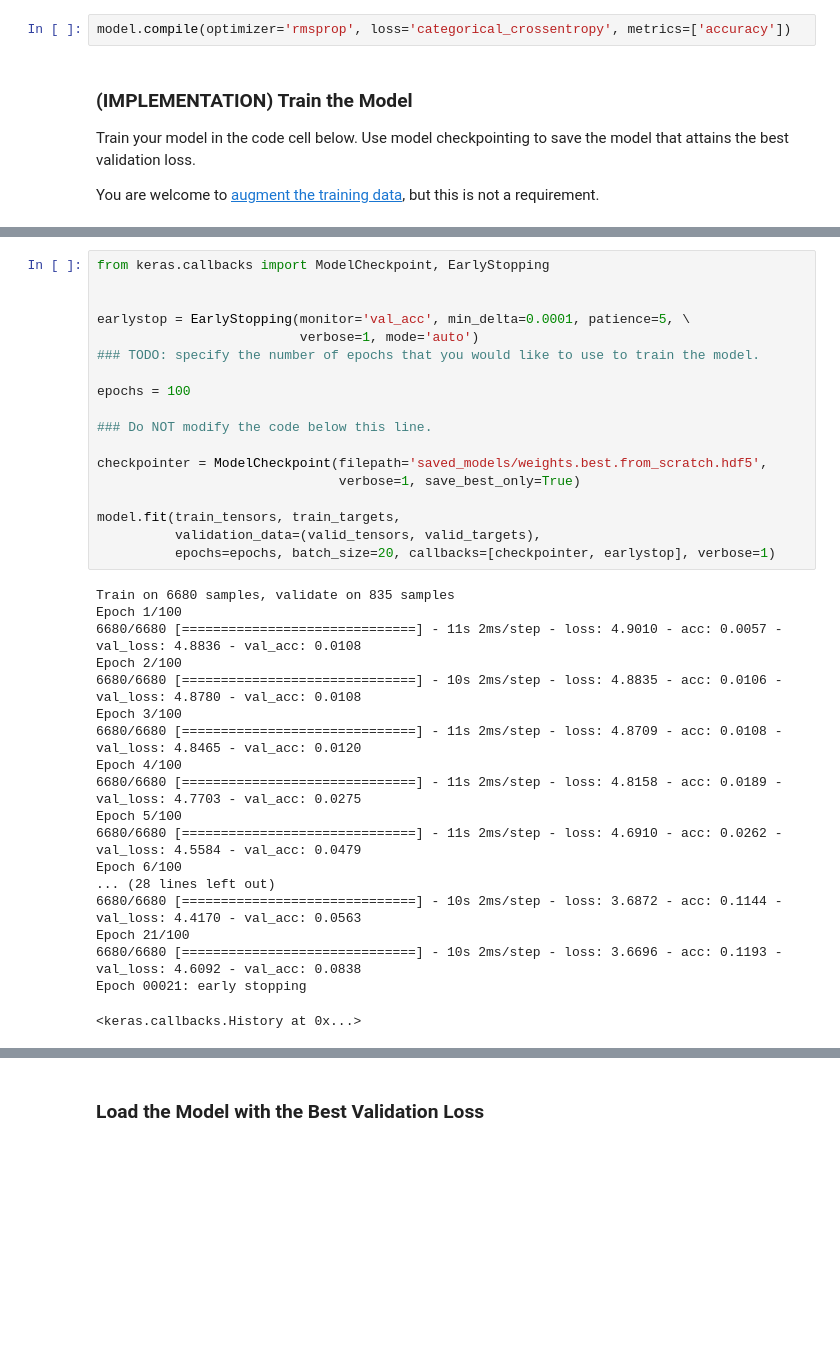
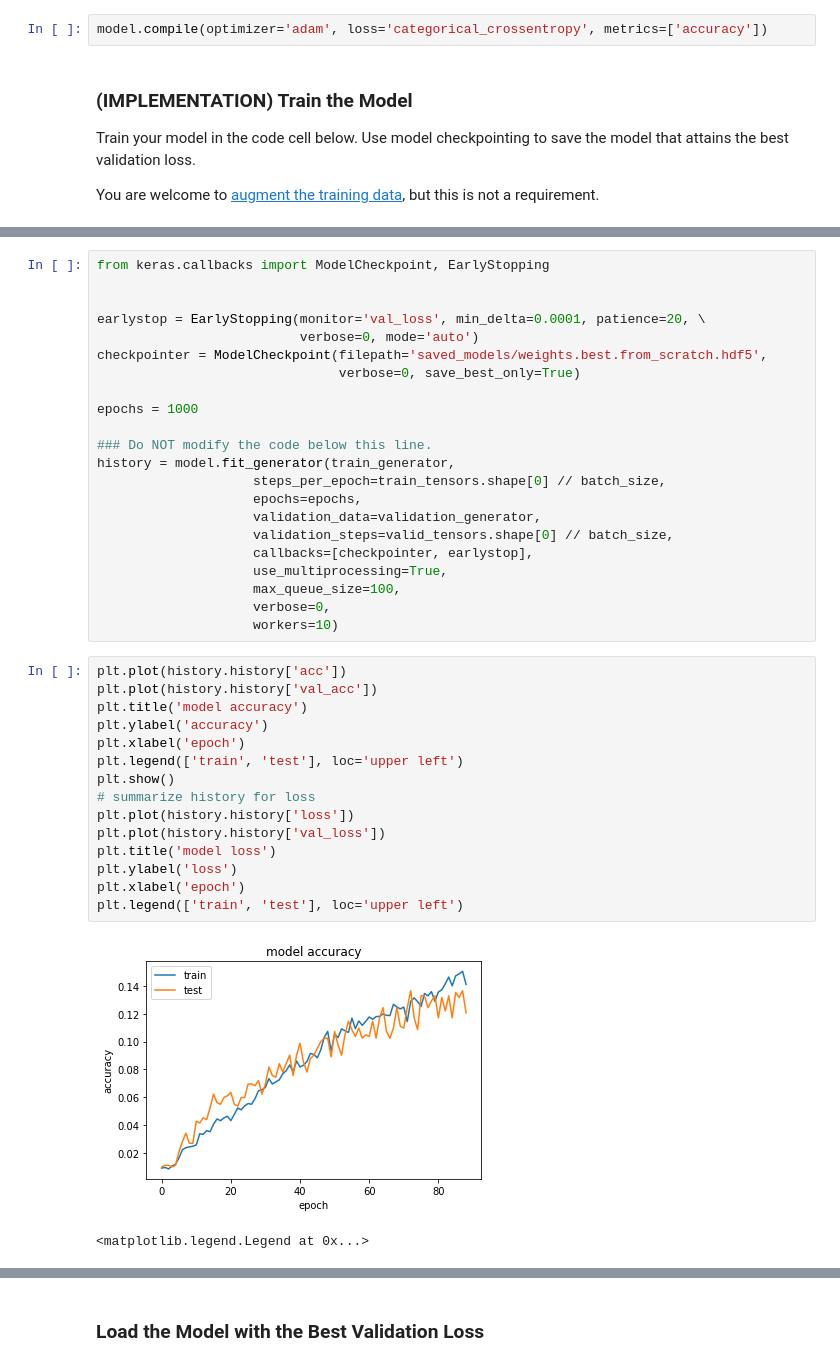
Before and after one commit to stasSajin/courses, a Jupyter notebook: udacity_deep_learning_specialization/module_2_cnn/dog-project/dog_app.ipynb, the cells around one changed output, grey strips where cells are left out. Saved outputs shown, nothing was run; the diff lists cells and outputs as text; blank space fills up the shorter version.

Commit message:
added model weights and notebook

```diff
--- a/udacity_deep_learning_specialization/module_2_cnn/dog-project/dog_app.ipynb
+++ b/udacity_deep_learning_specialization/module_2_cnn/dog-project/dog_app.ipynb
@@ -421,7 +424,7 @@ _________________________________________________________________
 # %% [markdown]
 ### Compile the Model
 # %%
-model.compile(optimizer='rmsprop', loss='categorical_crossentropy', metrics=['accuracy'])
+model.compile(optimizer='adam', loss='categorical_crossentropy', metrics=['accuracy'])
 # %% [markdown]
 ### (IMPLEMENTATION) Train the Model
 
@@ -432,36 +466,39 @@ You are welcome to [augment the training data](https://blog.keras.io/building-po
 from keras.callbacks import ModelCheckpoint, EarlyStopping
 
 
-earlystop = EarlyStopping(monitor='val_acc', min_delta=0.0001, patience=5, \
-                          verbose=1, mode='auto')
-### TODO: specify the number of epochs that you would like to use to train the model.
+earlystop = EarlyStopping(monitor='val_loss', min_delta=0.0001, patience=20, \
+                          verbose=0, mode='auto')
+checkpointer = ModelCheckpoint(filepath='saved_models/weights.best.from_scratch.hdf5',
+                               verbose=0, save_best_only=True)
 
-epochs = 100
+epochs = 1000
 
 ### Do NOT modify the code below this line.
-
-checkpointer = ModelCheckpoint(filepath='saved_models/weights.best.from_scratch.hdf5',
-                               verbose=1, save_best_only=True)
-
-model.fit(train_tensors, train_targets,
-          validation_data=(valid_tensors, valid_targets),
-          epochs=epochs, batch_size=20, callbacks=[checkpointer, earlystop], verbose=1)
+history = model.fit_generator(train_generator,
+                    steps_per_epoch=train_tensors.shape[0] // batch_size,
+                    epochs=epochs,
+                    validation_data=validation_generator,
+                    validation_steps=valid_tensors.shape[0] // batch_size,
+                    callbacks=[checkpointer, earlystop],
+                    use_multiprocessing=True,
+                    max_queue_size=100,
+                    verbose=0,
+                    workers=10)
-# %% [output]
-Train on 6680 samples, validate on 835 samples
-Epoch 1/100
-6680/6680 [==============================] - 11s 2ms/step - loss: 4.9010 - acc: 0.0057 - val_loss: 4.8836 - val_acc: 0.0108
-Epoch 2/100
-6680/6680 [==============================] - 10s 2ms/step - loss: 4.8835 - acc: 0.0106 - val_loss: 4.8780 - val_acc: 0.0108
-Epoch 3/100
-6680/6680 [==============================] - 11s 2ms/step - loss: 4.8709 - acc: 0.0108 - val_loss: 4.8465 - val_acc: 0.0120
-Epoch 4/100
-6680/6680 [==============================] - 11s 2ms/step - loss: 4.8158 - acc: 0.0189 - val_loss: 4.7703 - val_acc: 0.0275
-Epoch 5/100
-6680/6680 [==============================] - 11s 2ms/step - loss: 4.6910 - acc: 0.0262 - val_loss: 4.5584 - val_acc: 0.0479
-Epoch 6/100
-... (28 lines left out)
-6680/6680 [==============================] - 10s 2ms/step - loss: 3.6872 - acc: 0.1144 - val_loss: 4.4170 - val_acc: 0.0563
-Epoch 21/100
-6680/6680 [==============================] - 10s 2ms/step - loss: 3.6696 - acc: 0.1193 - val_loss: 4.6092 - val_acc: 0.0838
-Epoch 00021: early stopping
-<keras.callbacks.History at 0x...>
+# %%
+plt.plot(history.history['acc'])
+plt.plot(history.history['val_acc'])
+plt.title('model accuracy')
+plt.ylabel('accuracy')
+plt.xlabel('epoch')
+plt.legend(['train', 'test'], loc='upper left')
+plt.show()
+# summarize history for loss
+plt.plot(history.history['loss'])
+plt.plot(history.history['val_loss'])
+plt.title('model loss')
+plt.ylabel('loss')
+plt.xlabel('epoch')
+plt.legend(['train', 'test'], loc='upper left')
+# %% [output]
+[figure, added]
+<matplotlib.legend.Legend at 0x...>
```
Also changed, not shown: parts of 36 cells of this notebook, 8 other files.
